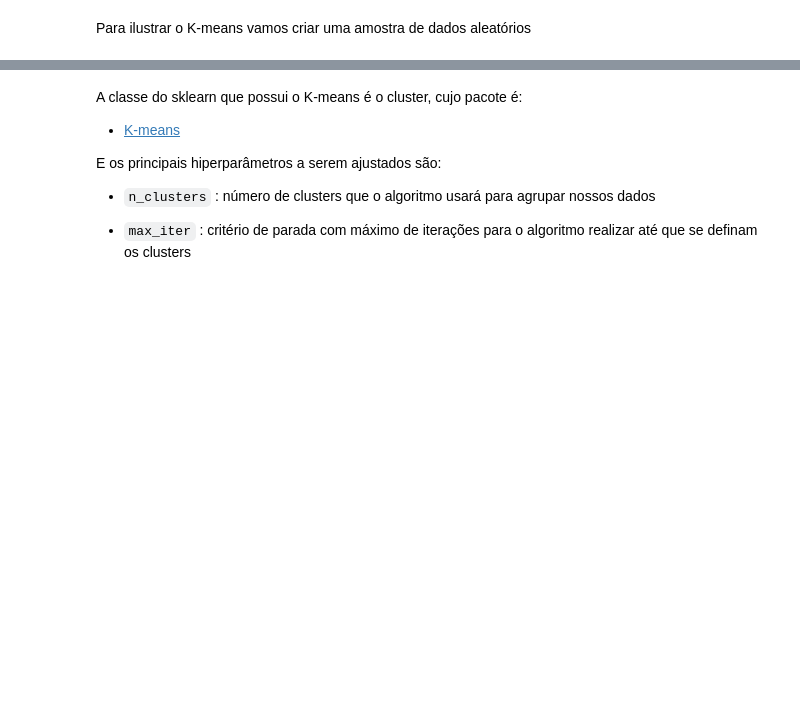
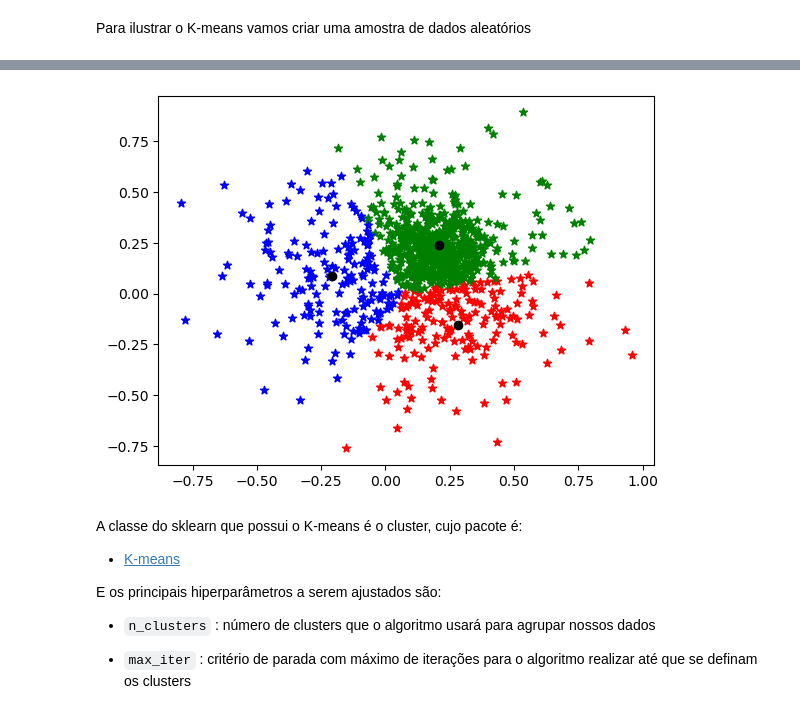
Before and after one commit to brunoissamo/Be-Tech-by-Braskem, a Jupyter notebook: Aula 05/5.1 K_means.ipynb, the cells around one changed output, grey strips where cells are left out. Saved outputs shown, nothing was run; the diff lists cells and outputs as text; code cells hidden in the pictures; blank space fills up the shorter version.

```diff
--- a/Aula 05/5.1 K_means.ipynb
+++ b/Aula 05/5.1 K_means.ipynb
@@ -28,3 +101,18 @@ Para ilustrar o K-means vamos criar uma amostra de dados aleatórios
+# %%
+plt.figure()
+for i in range(numAmostras):
+    if kmeans_model.labels_[i] == 0:
+        plt.scatter(matFeatures[i, 0], matFeatures[i, 1], color='blue', marker='*')
+    elif kmeans_model.labels_[i] == 1:
+        plt.scatter(matFeatures[i, 0], matFeatures[i, 1], color='green', marker='*')
+    else:
+        plt.scatter(matFeatures[i, 0], matFeatures[i, 1], color='red', marker='*')
+
+plt.scatter(kmeans_model.cluster_centers_[0][0], kmeans_model.cluster_centers_[0][1], color='black')
+plt.scatter(kmeans_model.cluster_centers_[1][0], kmeans_model.cluster_centers_[1][1], color='black')
+plt.scatter(kmeans_model.cluster_centers_[2][0], kmeans_model.cluster_centers_[2][1], color='black');
+# %% [output]
+[figure, added]
 # %% [markdown]
 A classe do sklearn que possui o K-means é o cluster, cujo pacote é:
 
```
Also changed, not shown: parts of 8 cells of this notebook, 3 other files.
